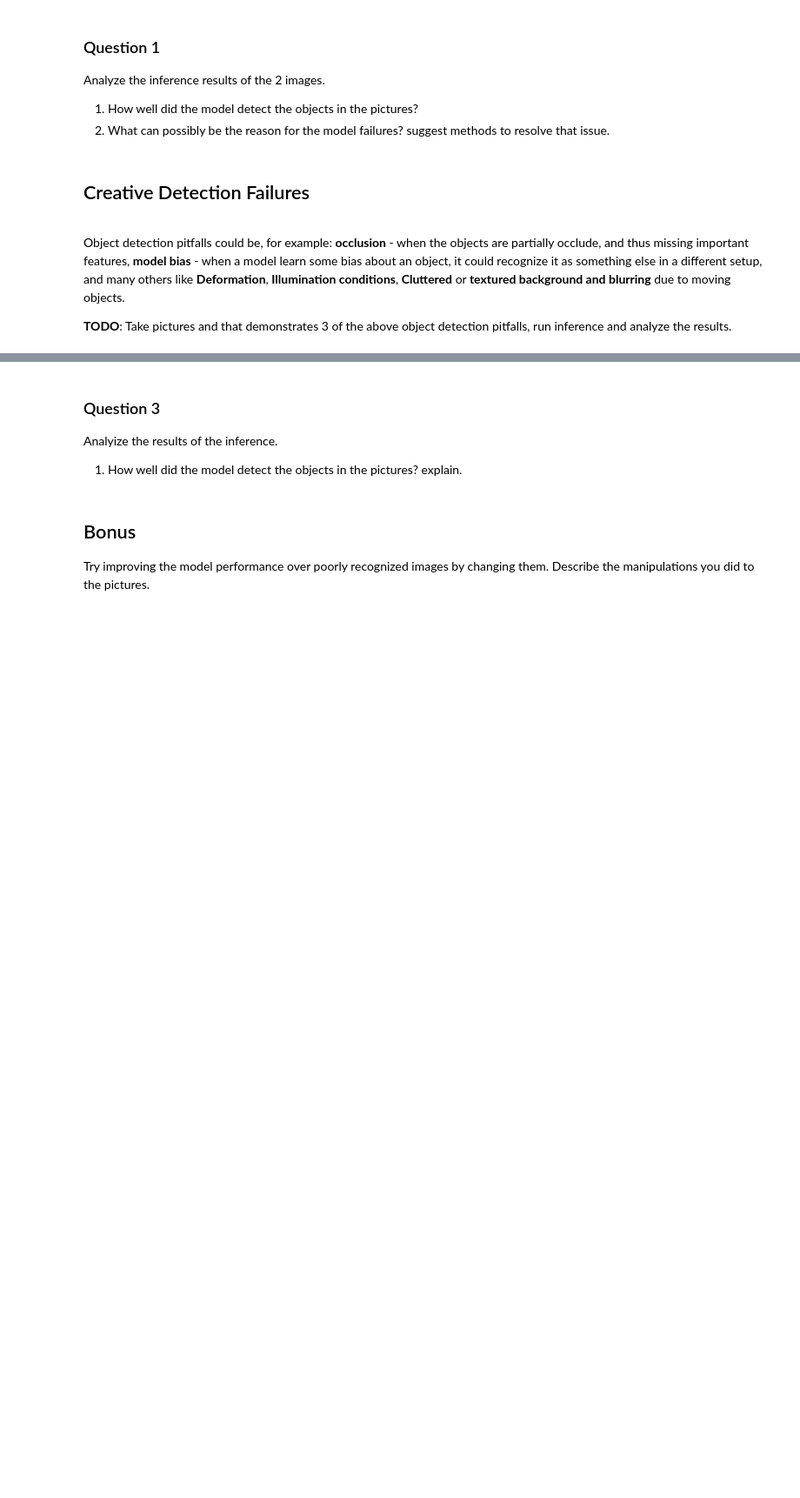
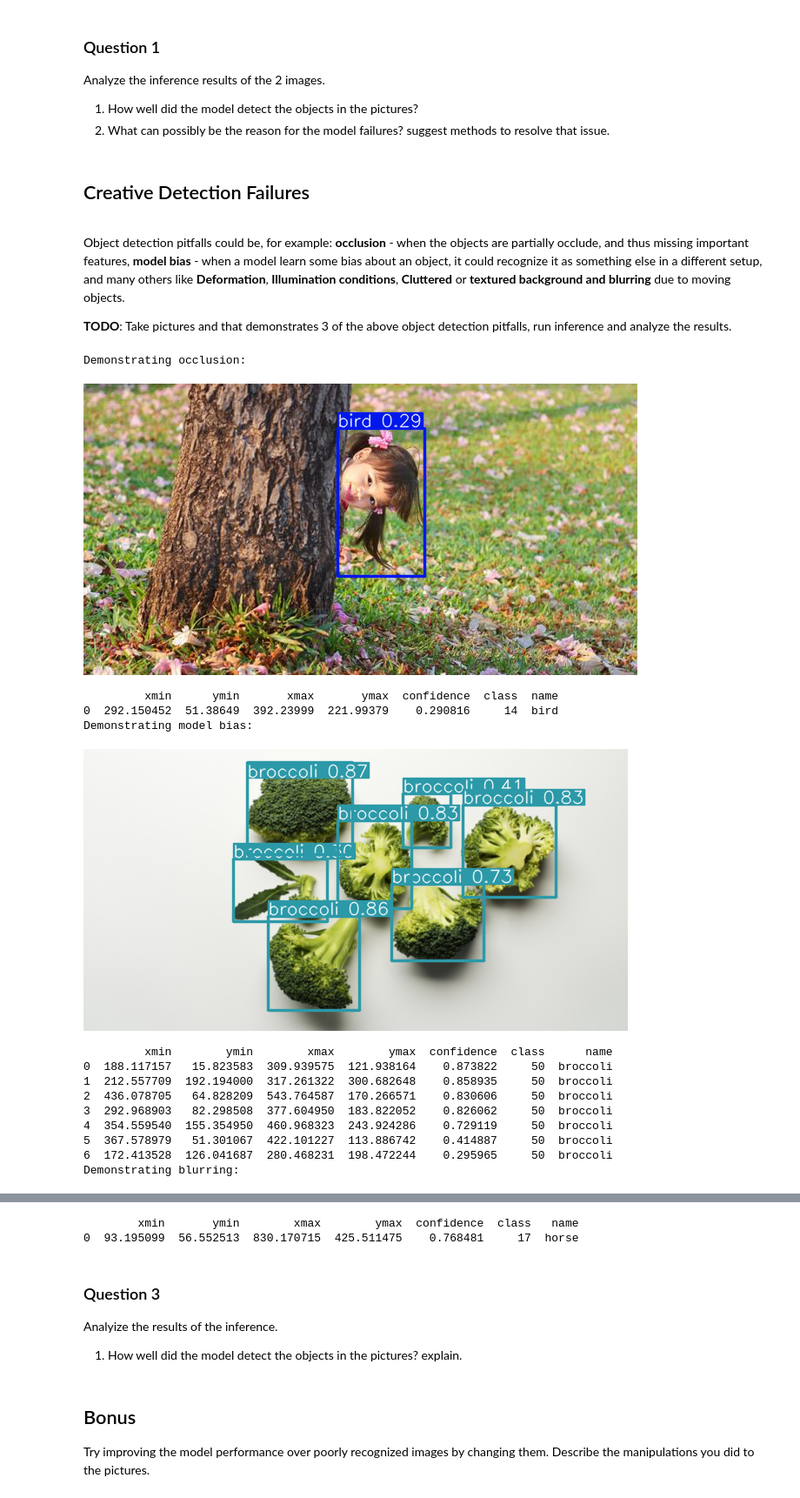
Before and after one commit to ofernis/Deep-Learning---Essentials, a Jupyter notebook: Part6_YOLO.ipynb, the cells around one changed output, grey strips where cells are left out. Shown at 87% size. Drawn from its saved outputs; the diff is of its cells as text; code cells hidden in the pictures; blank space fills up the shorter version.

```diff
--- a/Part6_YOLO.ipynb
+++ b/Part6_YOLO.ipynb
@@ -64,0 +129,39 @@ Object detection pitfalls could be, for example: **occlusion** - when the object
+# %%
+#Insert the inference code here.
+
+# Images
+img1 = 'taken_imgs/occlusion-kid.jpg'
+img2 = 'taken_imgs/bias-broccoli.jpg'
+img3 = 'taken_imgs/blurry-dog.jpg'
+
+# show the results
+print('Demonstrating occlusion:')
+results = model(img1)
+results.show()
+print(results.pandas().xyxy[0])
+
+print('Demonstrating model bias:')
+results = model(img2)
+results.show()
+print(results.pandas().xyxy[0])
+
+print('Demonstrating blurring:')
+results = model(img3)
+results.show()
+print(results.pandas().xyxy[0])
+# %% [output]
+Demonstrating occlusion:
+[figure, added]
+         xmin      ymin       xmax       ymax  confidence  class  name
+0  292.150452  51.38649  392.23999  221.99379    0.290816     14  bird
+Demonstrating model bias:
+[figure, added]
+         xmin        ymin        xmax        ymax  confidence  class      name
+0  188.117157   15.823583  309.939575  121.938164    0.873822     50  broccoli
+1  212.557709  192.194000  317.261322  300.682648    0.858935     50  broccoli
+2  436.078705   64.828209  543.764587  170.266571    0.830606     50  broccoli
+3  292.968903   82.298508  377.604950  183.822052    0.826062     50  broccoli
+4  354.559540  155.354950  460.968323  243.924286    0.729119     50  broccoli
+5  367.578979   51.301067  422.101227  113.886742    0.414887     50  broccoli
+6  172.413528  126.041687  280.468231  198.472244    0.295965     50  broccoli
+Demonstrating blurring:
@@ -65,3 +169,5 @@ Object detection pitfalls could be, for example: **occlusion** - when the object
+        xmin       ymin        xmax        ymax  confidence  class   name
+0  93.195099  56.552513  830.170715  425.511475    0.768481     17  horse
 # %% [markdown]
 ### Question 3
 
```
Also changed, not shown: parts of 5 cells of this notebook, 4 other files.
